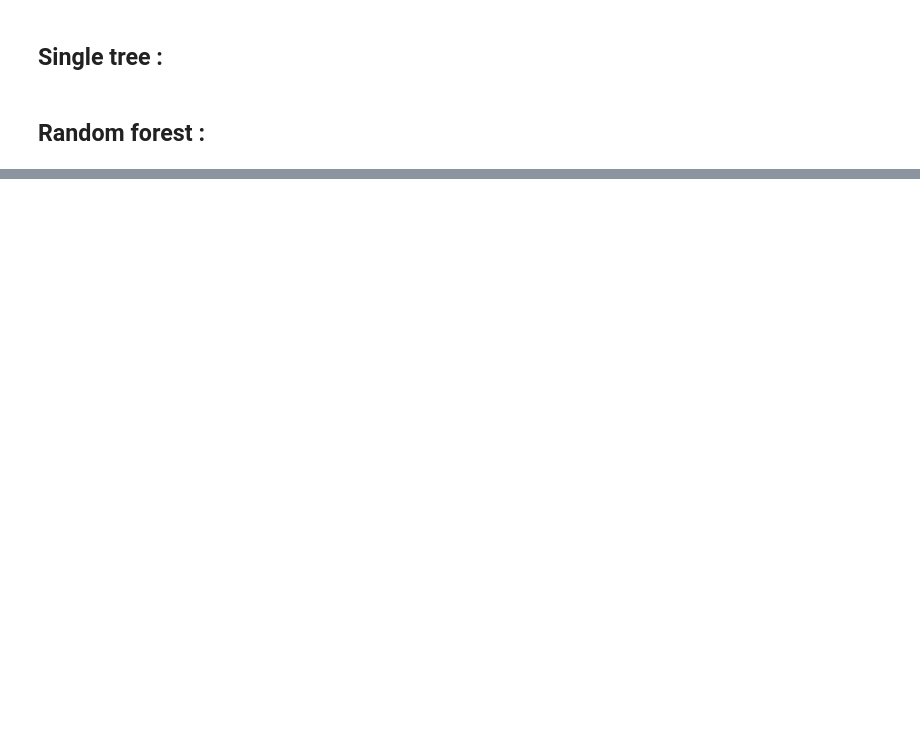
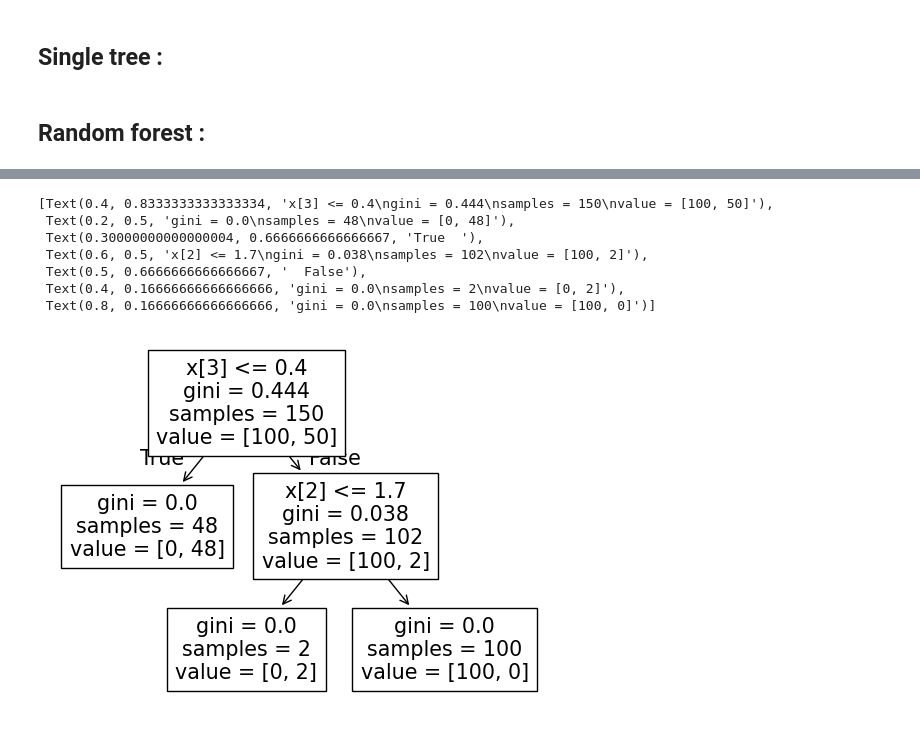
Before and after one commit to artefactory/woodtapper, a Jupyter notebook: notebooks/example.ipynb, the cells around one changed output, grey strips where cells are left out. Drawn from its saved outputs; the diff is of its cells as text; code cells hidden in the pictures; blank space fills up the shorter version.

```diff
--- a/notebooks/example.ipynb
+++ b/notebooks/example.ipynb
@@ -77,0 +126,6 @@ RFSirus.print_rules(max_rules=10)
+# %%
+y[y==1] = -1
+y[y==2] = -1
+y[y==0] = 1
+y[y==-1]=0
+y
@@ -77,0 +146,8 @@ RFSirus.print_rules(max_rules=10)
+# %%
+## RandomForestClassifier rules extraction
+RFSirus = SirusRFClassifier(n_estimators=1000,max_features=4,max_depth=2,bootstrap=False, random_state=1,splitter="quantile")
+start = time.time()
+RFSirus.fit(X,y,quantile=10,p0=0.01)
+end = time.time()
+time_2 = end-start
+print('Fitting time = ',time_2 ,'s')
@@ -77,0 +170,3 @@ RFSirus.print_rules(max_rules=10)
+# %%
+RFSirus.feature_names_in_ = ['sepal length','sepal width','petal length','petal width']
+RFSirus.show_rules(max_rules=16)
@@ -77,0 +181,11 @@ RFSirus.print_rules(max_rules=10)
+# %%
+tree.plot_tree(RFSirus.estimators_[0])
+# %% [output]
+[Text(0.4, 0.8333333333333334, 'x[3] <= 0.4\ngini = 0.444\nsamples = 150\nvalue = [100, 50]'),
+ Text(0.2, 0.5, 'gini = 0.0\nsamples = 48\nvalue = [0, 48]'),
+ Text(0.30000000000000004, 0.6666666666666667, 'True  '),
+ Text(0.6, 0.5, 'x[2] <= 1.7\ngini = 0.038\nsamples = 102\nvalue = [100, 2]'),
+ Text(0.5, 0.6666666666666667, '  False'),
+ Text(0.4, 0.16666666666666666, 'gini = 0.0\nsamples = 2\nvalue = [0, 2]'),
+ Text(0.8, 0.16666666666666666, 'gini = 0.0\nsamples = 100\nvalue = [100, 0]')]
+[figure, added]
```
Also changed, not shown: parts of 36 cells of this notebook.
